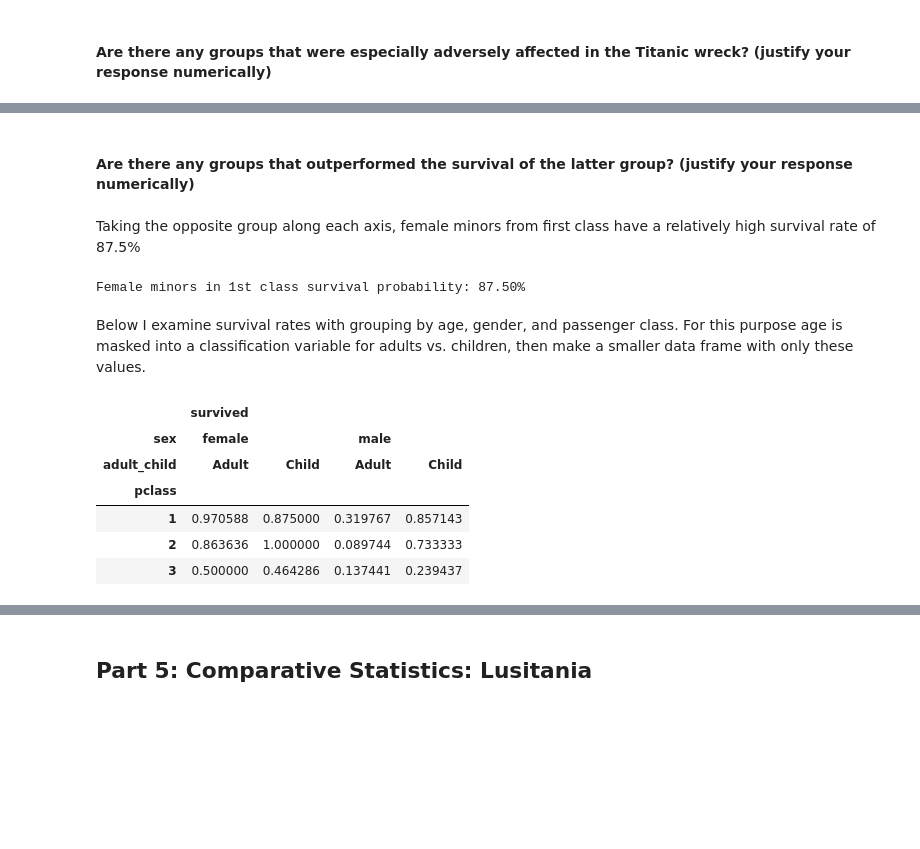
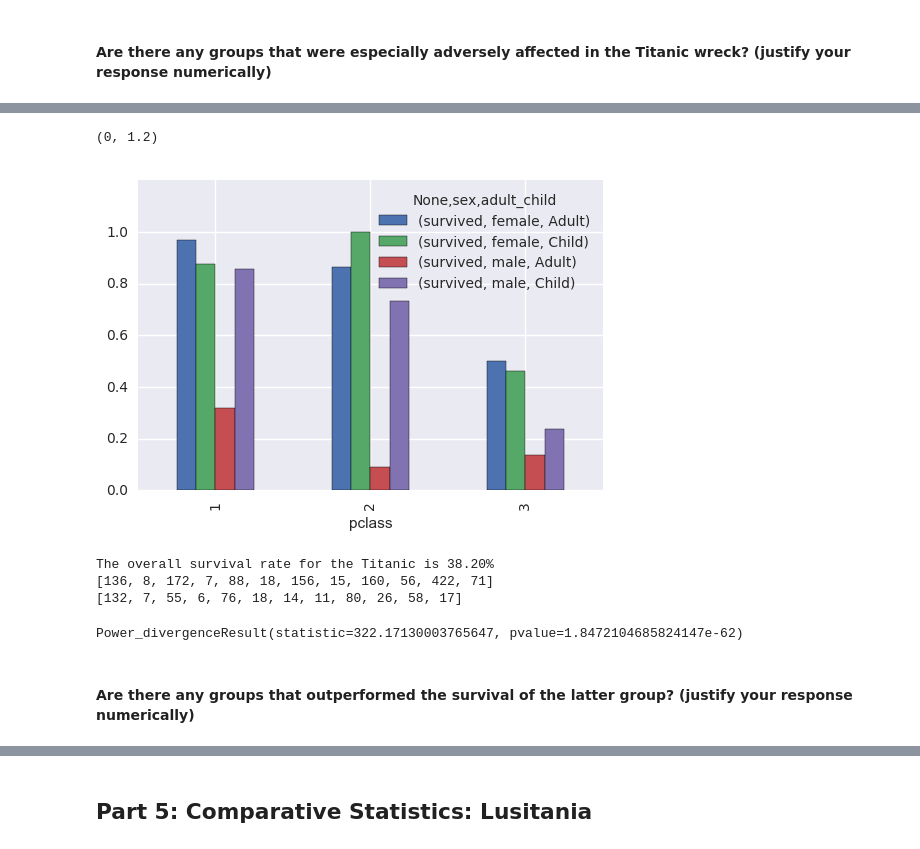
Before and after one commit to davidsanford/DSI_Project_2, a Jupyter notebook: Project_2_JB_JM.ipynb, the cells around one changed output, grey strips where cells are left out. Saved outputs shown, nothing was run; the diff lists cells and outputs as text; code cells hidden in the pictures; blank space fills up the shorter version.

```diff
--- a/Project_2_JB_JM.ipynb
+++ b/Project_2_JB_JM.ipynb
@@ -186,3 +180,6 @@ Name: age, dtype: float64
+# %%
+# Add a dummy variable for summing total number of passengers
+titanic["dummy"] = 1
 # %% [markdown]
 ### Lusitania:
 
@@ -281,0 +250,7 @@ Adult male in 3rd class survival probability: 13.74%
+# %%
+titanic["adult_child"] = "Adult"
+titanic.adult_child.loc[titanic.age < 18] = "Child"
+
+titanic_melted = pd.melt(titanic,["pclass","sex","adult_child"],'survived', value_name = "survived")
+titanic_survival = pd.pivot_table(titanic_melted, index = ['pclass'], columns=['sex','adult_child'], aggfunc=np.mean)
+titanic_survival
@@ -282,30 +265,28 @@ Adult male in 3rd class survival probability: 13.74%
+# %%
+axes = titanic_survival.plot.bar()
+axes.set_ylim([0,1.2])
+# %% [output]
+(0, 1.2)
+[figure, added]
+# %%
+titanic_survival_melted = pd.melt(titanic,['pclass','sex','adult_child'],'survived',value_name="survived")
+titanic_totals_survival = list(pd.pivot_table(titanic_survival_melted, index = ['pclass','sex','adult_child'],
+                                              aggfunc=np.sum)["survived"])
+
+titanic_melted_dummy = pd.melt(titanic,["pclass","sex","adult_child"],'dummy', value_name = "dummy")
+titanic_totals_aboard = list(pd.pivot_table(titanic_melted_dummy, index = ['pclass','sex','adult_child'],
+                                     aggfunc=np.sum)['dummy'])
+
+titanic_survival_rate = titanic.survived.mean()
+print("The overall survival rate for the Titanic is {0:.2f}%".format(100. * titanic_survival_rate))
+
+titanic_predicted_survival = [val * titanic_survival_rate for val in titanic_totals_aboard]
+
+stats.chisquare(titanic_totals_survival,titanic_predicted_survival)
+# %% [output]
+The overall survival rate for the Titanic is 38.20%
+[136, 8, 172, 7, 88, 18, 156, 15, 160, 56, 422, 71]
+[132, 7, 55, 6, 76, 18, 14, 11, 80, 26, 58, 17]
+Power_divergenceResult(statistic=322.17130003765647, pvalue=1.8472104685824147e-62)
 # %% [markdown]
 #### Are there any groups that outperformed the survival of the latter group? (justify your response numerically)
-# %% [markdown]
-Taking the opposite group along each axis, female minors from first class have a relatively high survival rate of 87.5%
-# %%
-high_survival_group = titanic[(titanic.sex == "female") & (titanic.age < 18) & (titanic.pclass == 1)]
-
-group_survival_rate = float(high_survival_group[high_survival_group.survived == 1].size) \
-                                / high_survival_group.size * 100
-print("Female minors in 1st class survival probability: {0:.2f}%".format(group_survival_rate))
-# %% [output]
-Female minors in 1st class survival probability: 87.50%
-# %% [markdown]
-Below I examine survival rates with grouping by age, gender, and passenger class.  For this purpose age is masked into a classification variable for adults vs. children, then make a smaller data frame with only these values.
-# %%
-titanic["adult_child"] = "Adult"
-titanic.adult_child.loc[titanic.age < 18] = "Child"
-
-titanic_subdata = titanic[["survived","pclass","sex","adult_child"]]
-titanic_melted = pd.melt(titanic_subdata,["pclass","sex","adult_child"],'survived', value_name = "survived")
-titanic_survival = pd.pivot_table(titanic_melted, index = ['pclass'], columns=['sex','adult_child'], aggfunc=np.mean)
-titanic_survival
-# %% [output]
-|  | survived |  |  |  |
-| sex | female |  | male |  |
-| adult_child | Adult | Child | Adult | Child |
-| pclass |  |  |  |  |
-| 1 | 0.970588 | 0.875000 | 0.319767 | 0.857143 |
-| 2 | 0.863636 | 1.000000 | 0.089744 | 0.733333 |
-| 3 | 0.500000 | 0.464286 | 0.137441 | 0.239437 |
```
Also changed, not shown: parts of 18 cells of this notebook.
